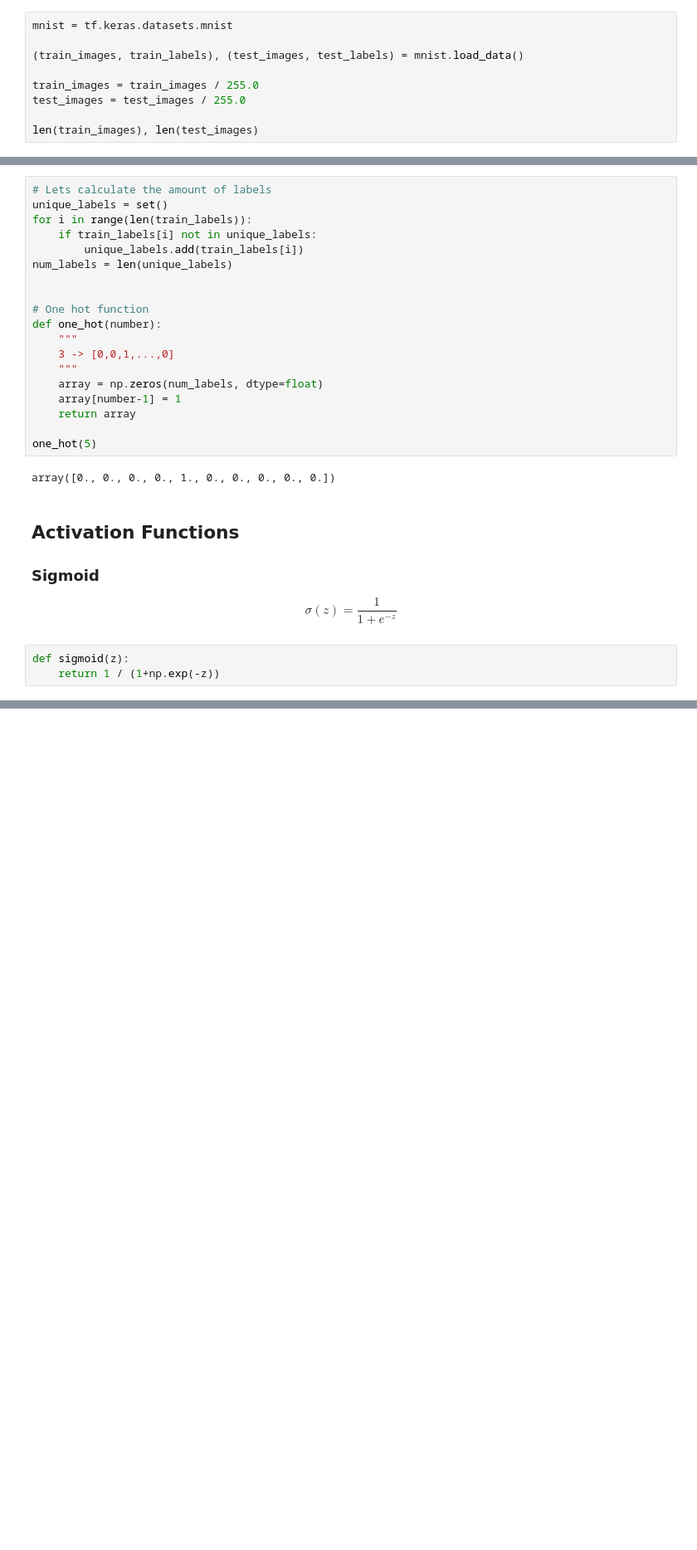
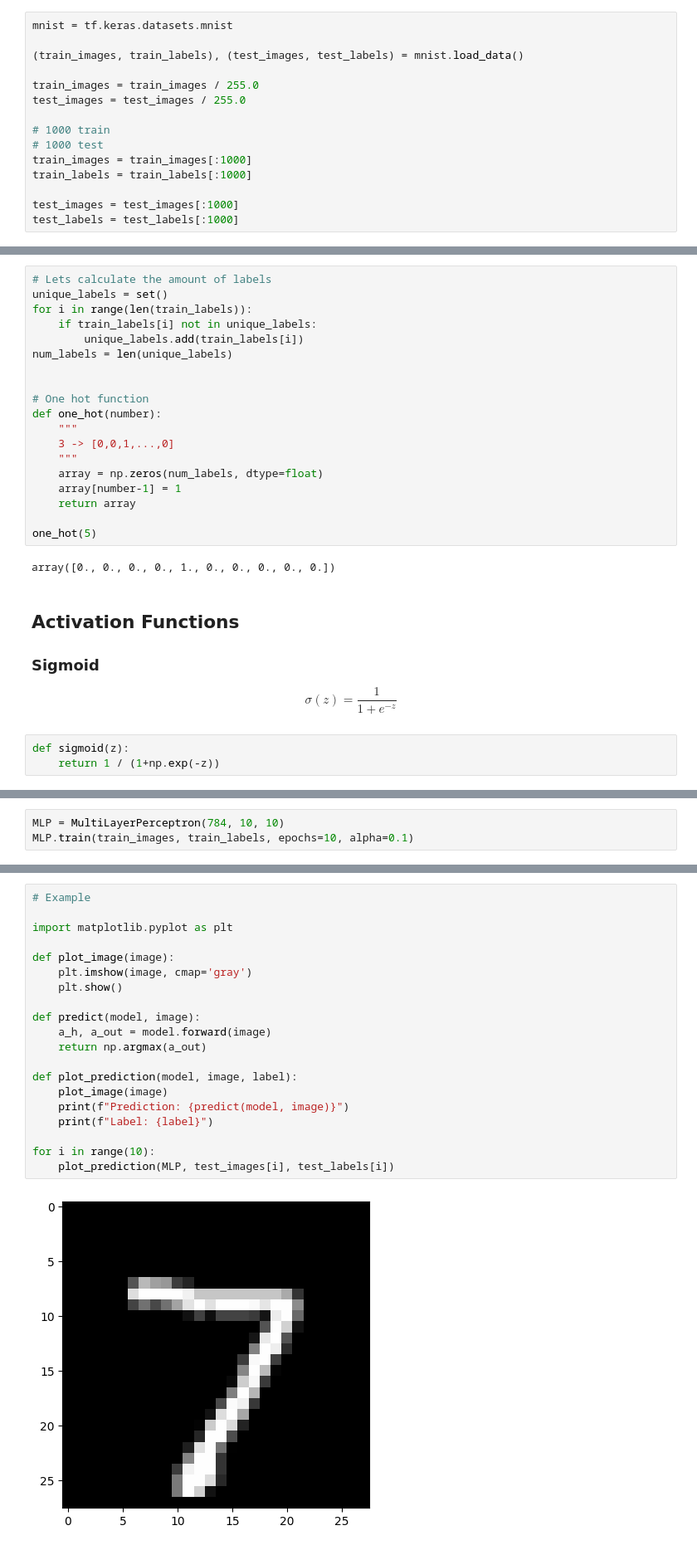
Before and after one commit to MartinEBravo/python-machine-learning, a Jupyter notebook: MLP.ipynb, the cells around one changed output, grey strips where cells are left out. Shown at 83% size. Cells and saved outputs as stored; diff of their text form; blank space fills up the shorter version.

```diff
--- a/MLP.ipynb
+++ b/MLP.ipynb
@@ -11,4 +11,10 @@ mnist = tf.keras.datasets.mnist
 train_images = train_images / 255.0
 test_images = test_images / 255.0
 
-len(train_images), len(test_images)
+# 1000 train
+# 1000 test
+train_images = train_images[:1000]
+train_labels = train_labels[:1000]
+
+test_images = test_images[:1000]
+test_labels = test_labels[:1000]
@@ -79,0 +146,3 @@ class MultiLayerPerceptron:
+# %%
+MLP = MultiLayerPerceptron(784, 10, 10)
+MLP.train(train_images, train_labels, epochs=10, alpha=0.1)
@@ -79,0 +174,22 @@ class MultiLayerPerceptron:
+# %%
+# Example
+
+import matplotlib.pyplot as plt
+
+def plot_image(image):
+    plt.imshow(image, cmap='gray')
+    plt.show()
+
+def predict(model, image):
+    a_h, a_out = model.forward(image)
+    return np.argmax(a_out)
+
+def plot_prediction(model, image, label):
+    plot_image(image)
+    print(f"Prediction: {predict(model, image)}")
+    print(f"Label: {label}")
+
+for i in range(10):
+    plot_prediction(MLP, test_images[i], test_labels[i])
+# %% [output]
+[figure, added]
```
Also changed, not shown: parts of 8 cells of this notebook.
